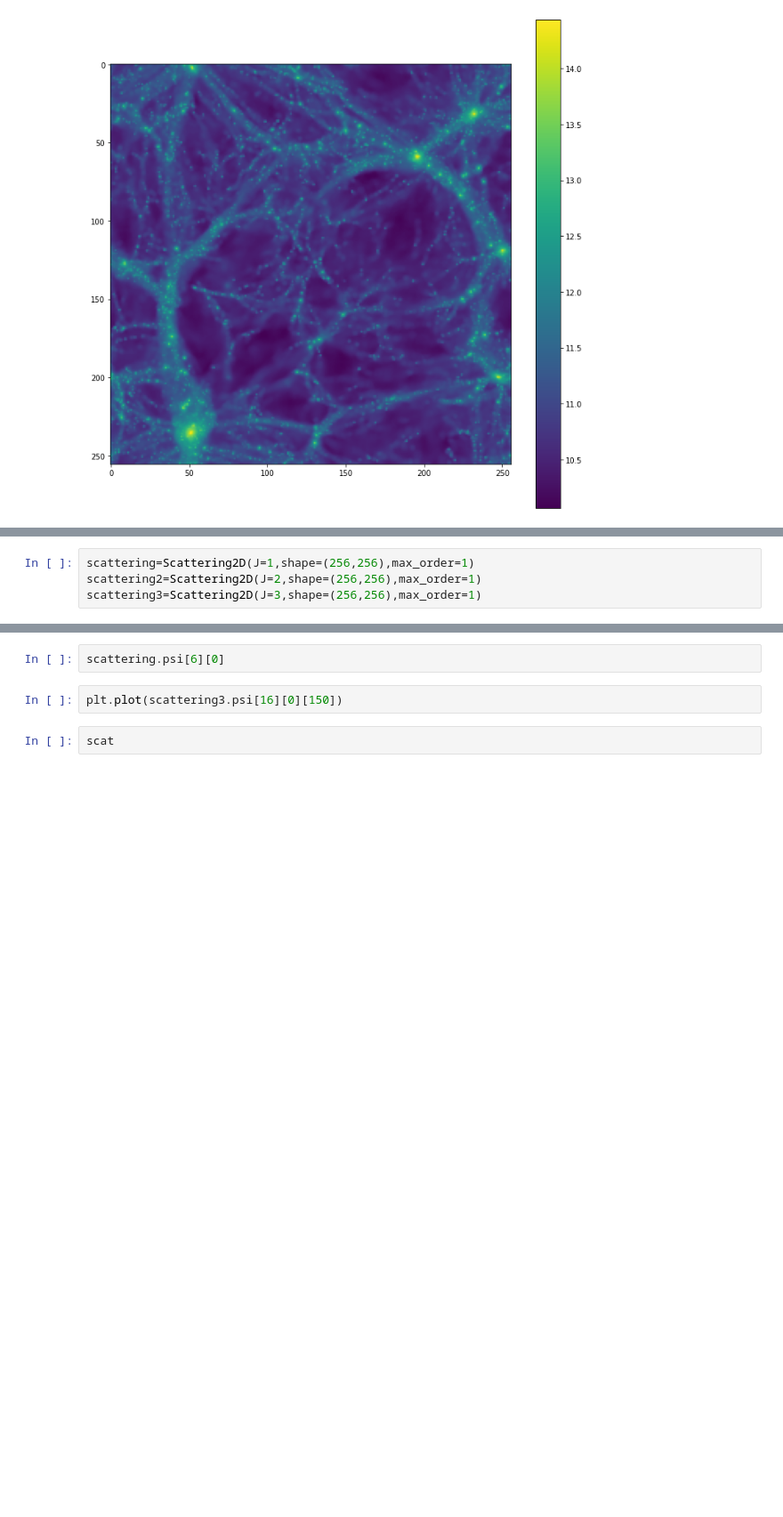
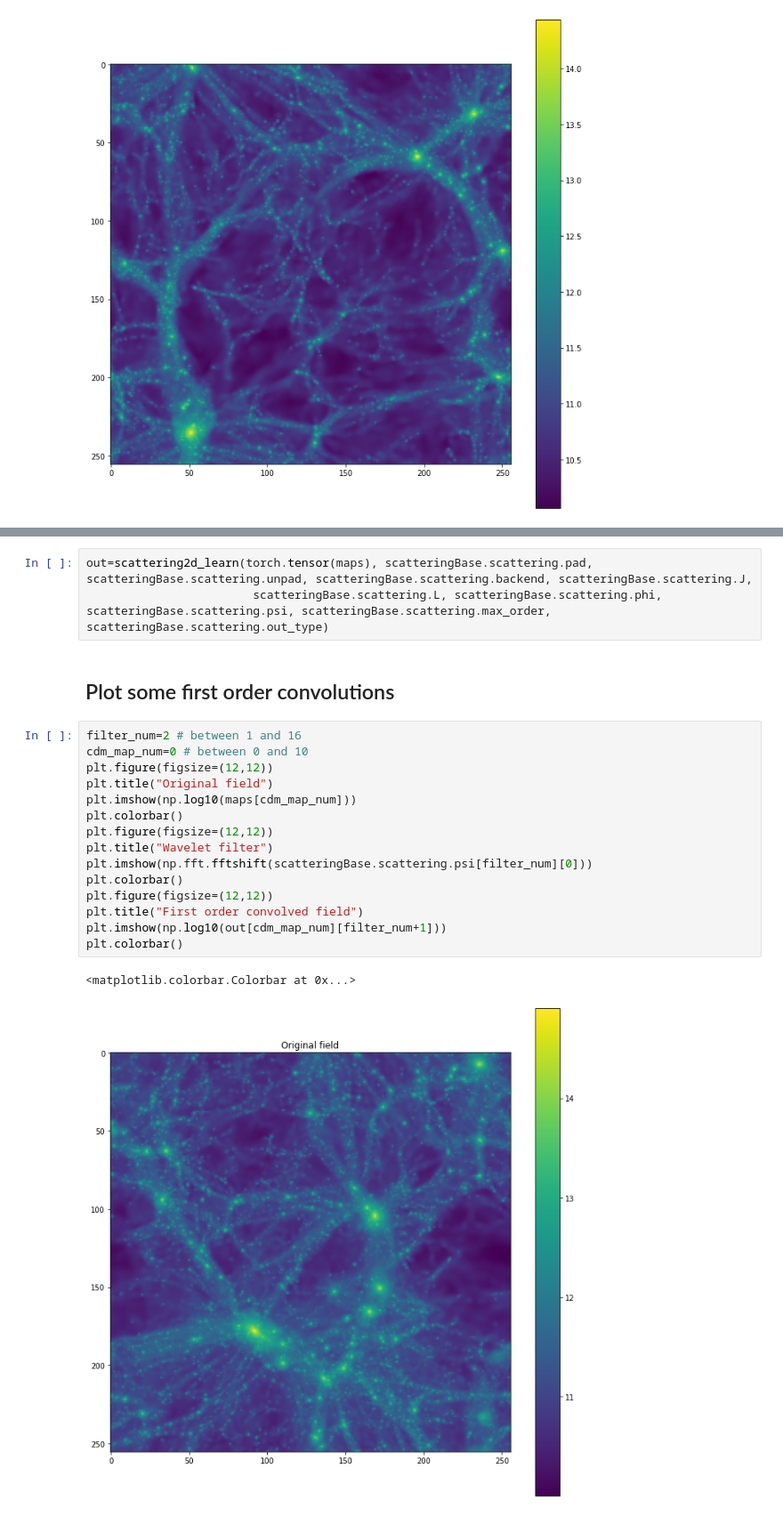
Before and after one commit to Chris-Pedersen/LearnableWavelets, a Jupyter notebook: playground/scattering_conv_playground.ipynb, the cells around one changed output, grey strips where cells are left out. Shown at 89% size. Drawn from its saved outputs; the diff is of its cells as text; blank space fills up the shorter version.

Commit message:
Notebook with new scattering conv loop, and some first order convolution plots

```diff
--- a/playground/scattering_conv_playground.ipynb
+++ b/playground/scattering_conv_playground.ipynb
@@ -62,6 +62,2 @@ hybridModel = sn_HybridModel(scatteringBase=scatteringBase, top=top, use_cuda=Fa
 [figure]
 [figure]
-# %%
-scattering=Scattering2D(J=1,shape=(256,256),max_order=1)
-scattering2=Scattering2D(J=2,shape=(256,256),max_order=1)
-scattering3=Scattering2D(J=3,shape=(256,256),max_order=1)
@@ -230,6 +153,23 @@ scattering.M
-# %%
-scattering.psi[6][0]
-# %%
-plt.plot(scattering3.psi[16][0][150])
-# %%
-scat
+# %%
+out=scattering2d_learn(torch.tensor(maps), scatteringBase.scattering.pad, scatteringBase.scattering.unpad, scatteringBase.scattering.backend, scatteringBase.scattering.J,
+                        scatteringBase.scattering.L, scatteringBase.scattering.phi, scatteringBase.scattering.psi, scatteringBase.scattering.max_order, scatteringBase.scattering.out_type)
+# %% [markdown]
+## Plot some first order convolutions
+# %%
+filter_num=2 # between 1 and 16
+cdm_map_num=0 # between 0 and 10
+plt.figure(figsize=(12,12))
+plt.title("Original field")
+plt.imshow(np.log10(maps[cdm_map_num]))
+plt.colorbar()
+plt.figure(figsize=(12,12))
+plt.title("Wavelet filter")
+plt.imshow(np.fft.fftshift(scatteringBase.scattering.psi[filter_num][0]))
+plt.colorbar()
+plt.figure(figsize=(12,12))
+plt.title("First order convolved field")
+plt.imshow(np.log10(out[cdm_map_num][filter_num+1]))
+plt.colorbar()
+# %% [output]
+<matplotlib.colorbar.Colorbar at 0x...>
+[figure, added]
```
Also changed, not shown: parts of 29 cells of this notebook.
